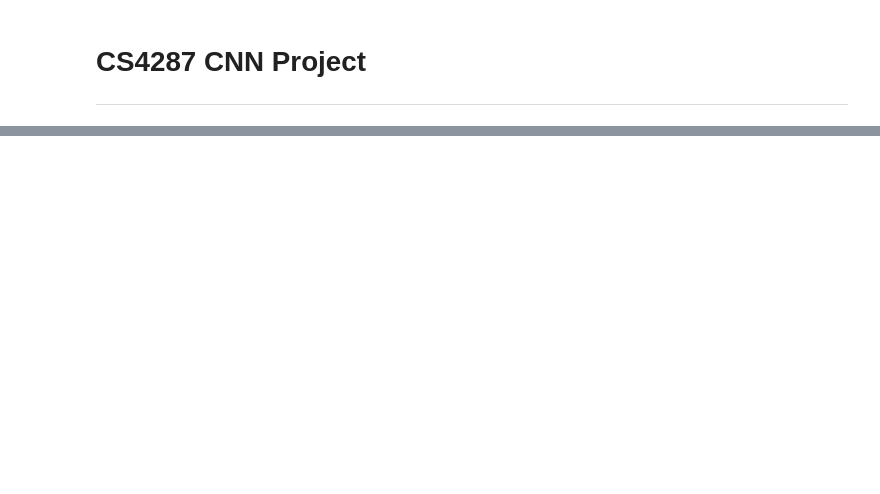
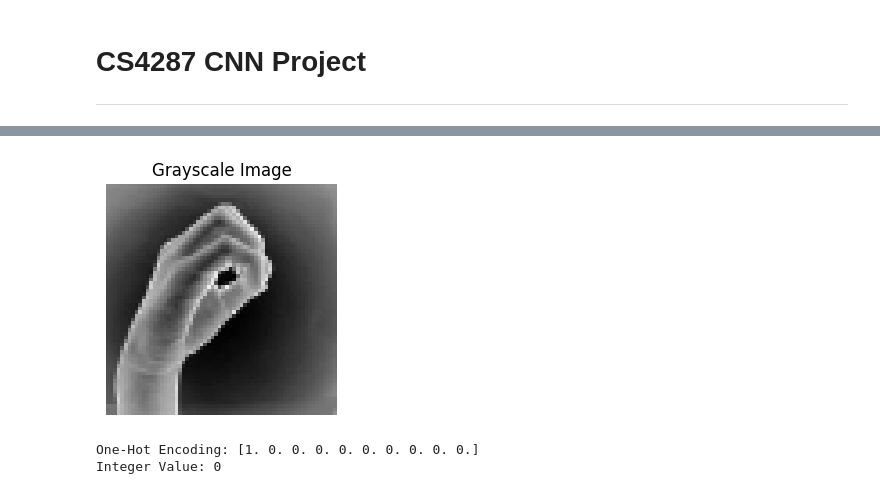
Before and after one commit to TZajas/CS4287-CNN-Project, a Jupyter notebook: CS4287_Assign2_20278748_20272626_20273118.ipynb, the cells around one changed output, grey strips where cells are left out. Saved outputs shown, nothing was run; the diff lists cells and outputs as text; code cells hidden in the pictures; blank space fills up the shorter version.

```diff
--- a/CS4287_Assign2_20278748_20272626_20273118.ipynb
+++ b/CS4287_Assign2_20278748_20272626_20273118.ipynb
@@ -27,0 +73,14 @@ import tensorflow as tf
+# %%
+# Displaying an X value in grayscale
+plt.figure(figsize = (3, 3))
+plt.imshow(X[100], cmap ='gray')
+plt.title('Grayscale Image')
+plt.axis('off')
+plt.show()
+
+# Displaying the Y value(answer), and it's corresponding integer value, to the previous X value
+print(f"One-Hot Encoding: {y[100]}\nInteger Value: {np.argmax(y[100])}")
+# %% [output]
+[figure, added]
+One-Hot Encoding: [1. 0. 0. 0. 0. 0. 0. 0. 0. 0.]
+Integer Value: 0
```
Also changed, not shown: parts of 26 cells of this notebook.
